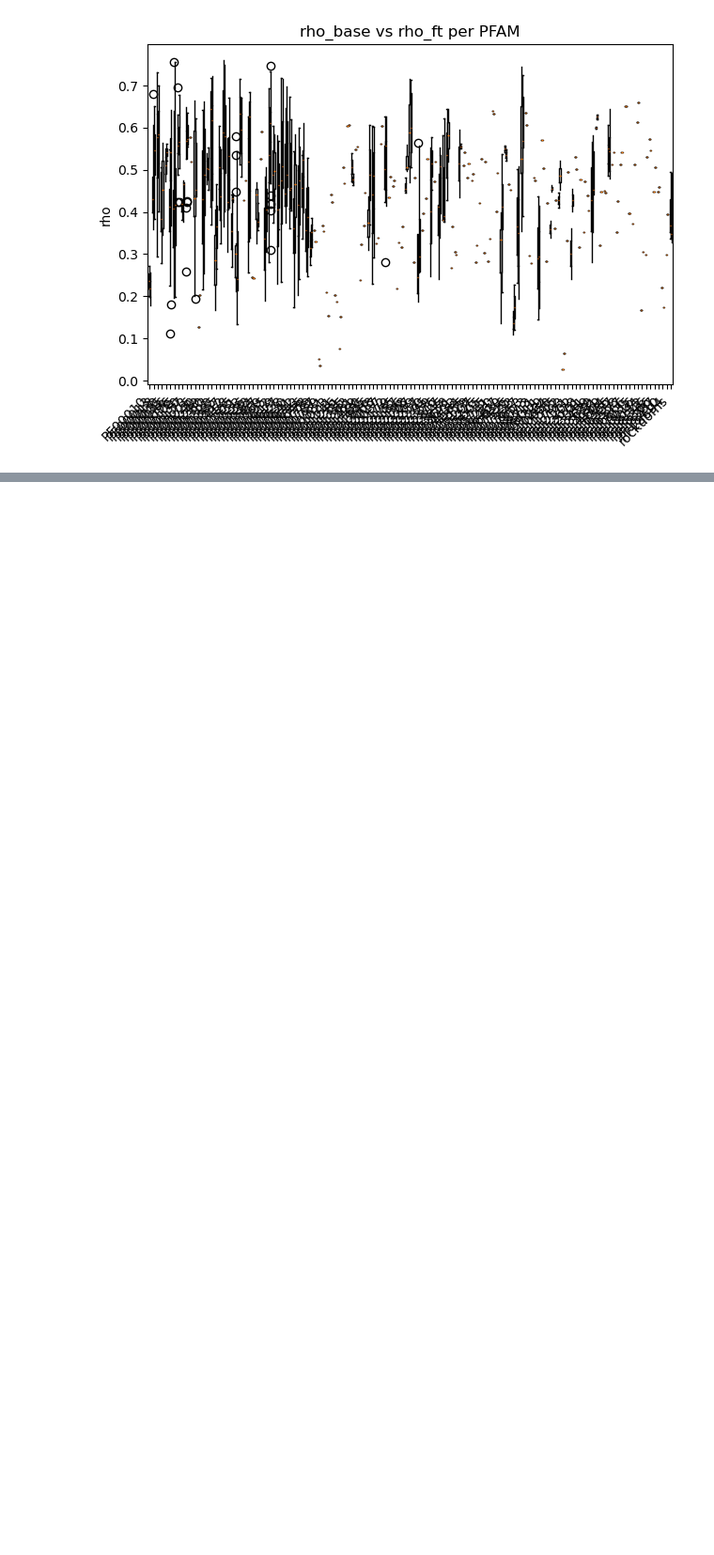
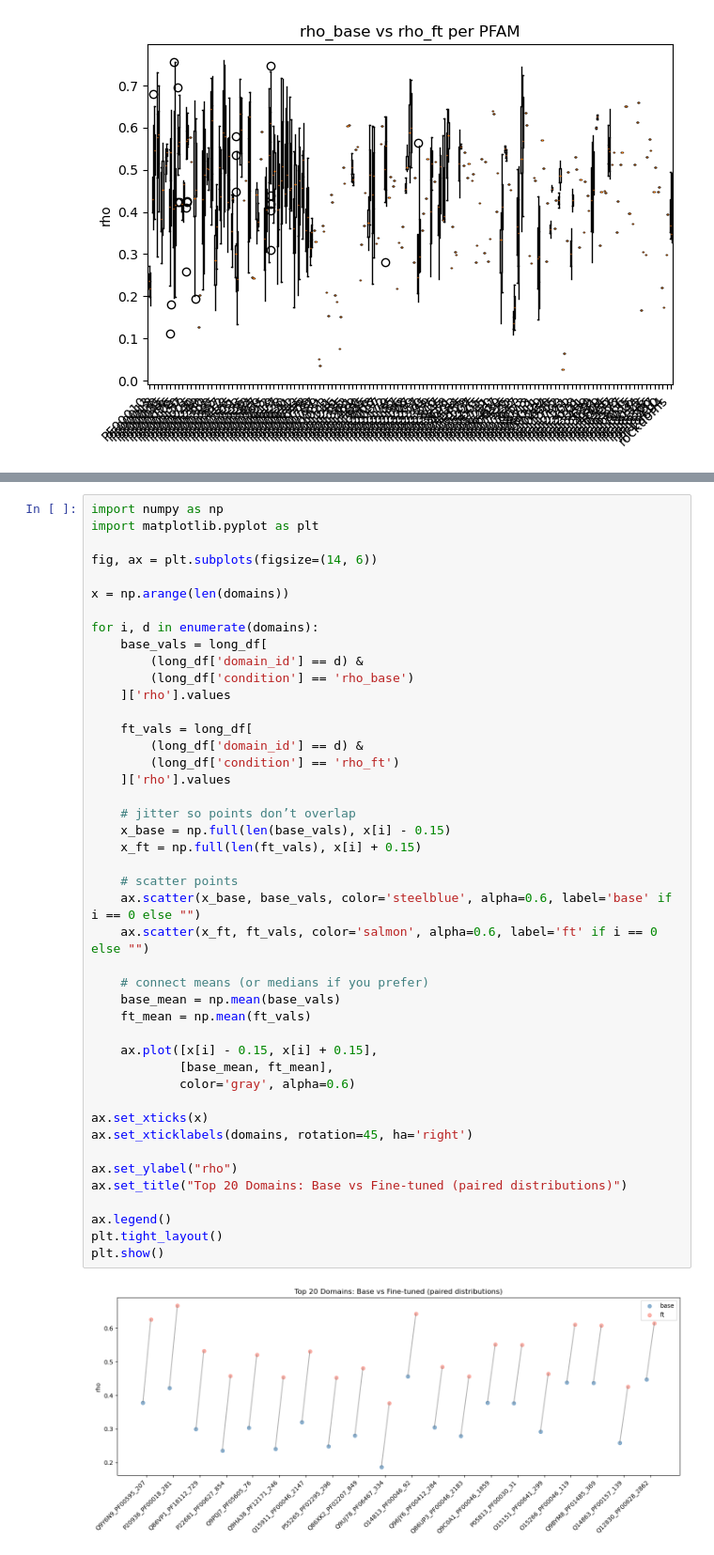
Before and after one commit to Hutch-Johnson/Protein-Language-Models, a Jupyter notebook: ESM_domainome_llr_compare.ipynb, the cells around one changed output, grey strips where cells are left out. Shown at 94% size. Cells and saved outputs as stored; diff of their text form; blank space fills up the shorter version.

```diff
--- a/ESM_domainome_llr_compare.ipynb
+++ b/ESM_domainome_llr_compare.ipynb
@@ -432,0 +452,46 @@ plt.show()
+# %%
+import numpy as np
+import matplotlib.pyplot as plt
+
+fig, ax = plt.subplots(figsize=(14, 6))
+
+x = np.arange(len(domains))
+
+for i, d in enumerate(domains):
+    base_vals = long_df[
+        (long_df['domain_id'] == d) &
+        (long_df['condition'] == 'rho_base')
+    ]['rho'].values
+
+    ft_vals = long_df[
+        (long_df['domain_id'] == d) &
+        (long_df['condition'] == 'rho_ft')
+    ]['rho'].values
+
+    # jitter so points don’t overlap
+    x_base = np.full(len(base_vals), x[i] - 0.15)
+    x_ft = np.full(len(ft_vals), x[i] + 0.15)
+
+    # scatter points
+    ax.scatter(x_base, base_vals, color='steelblue', alpha=0.6, label='base' if i == 0 else "")
+    ax.scatter(x_ft, ft_vals, color='salmon', alpha=0.6, label='ft' if i == 0 else "")
+
+    # connect means (or medians if you prefer)
+    base_mean = np.mean(base_vals)
+    ft_mean = np.mean(ft_vals)
+
+    ax.plot([x[i] - 0.15, x[i] + 0.15],
+            [base_mean, ft_mean],
+            color='gray', alpha=0.6)
+
+ax.set_xticks(x)
+ax.set_xticklabels(domains, rotation=45, ha='right')
+
+ax.set_ylabel("rho")
+ax.set_title("Top 20 Domains: Base vs Fine-tuned (paired distributions)")
+
+ax.legend()
+plt.tight_layout()
+plt.show()
+# %% [output]
+[figure, added]
```
Also changed, not shown: parts of 6 cells of this notebook.
